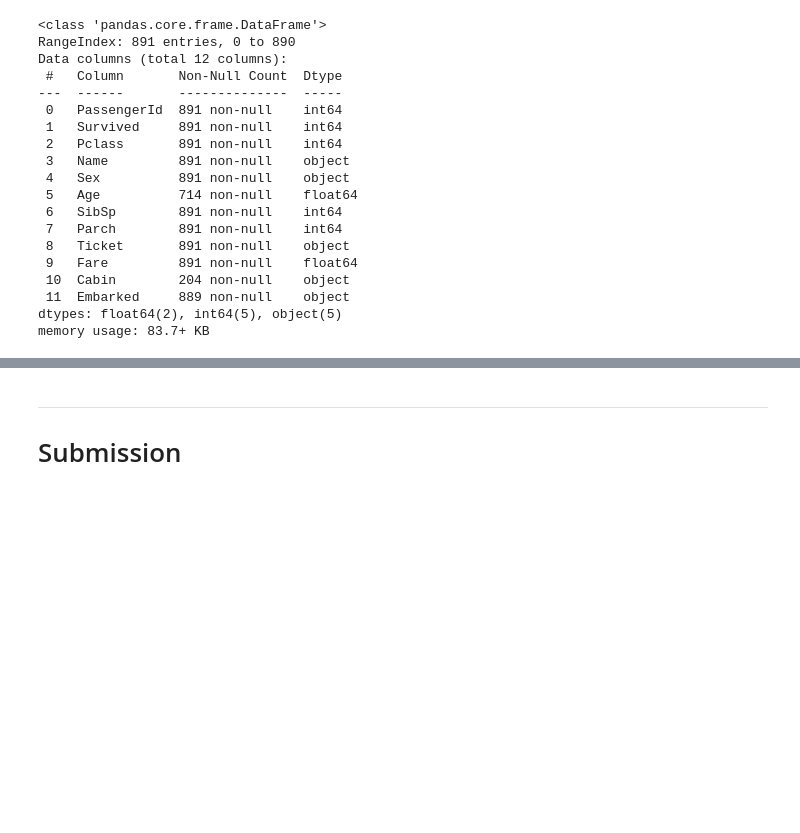
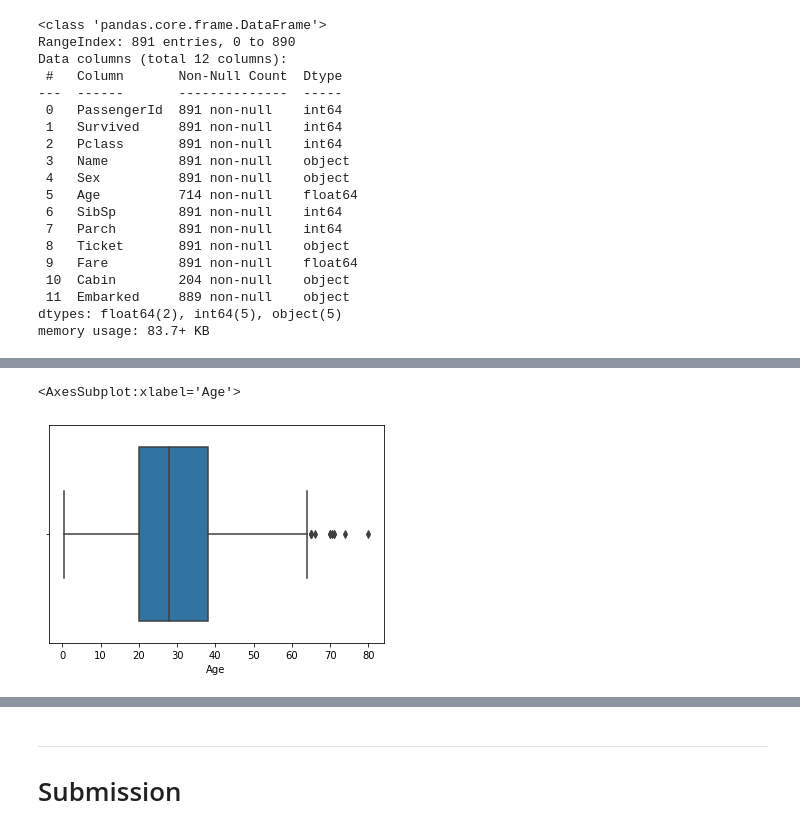
Before and after one commit to levimjoseph/kaggle-public, a Jupyter notebook: titanic-levimjoseph.ipynb, the cells around one changed output, grey strips where cells are left out. Saved outputs shown, nothing was run; the diff lists cells and outputs as text; code cells hidden in the pictures; blank space fills up the shorter version.

```diff
--- a/titanic-levimjoseph.ipynb
+++ b/titanic-levimjoseph.ipynb
@@ -263,0 +392,6 @@ memory usage: 83.7+ KB
+# %%
+# checking Age for distribution and outliers
+sns.boxplot(x='Age', data=train_df)
+# %% [output]
+<AxesSubplot:xlabel='Age'>
+[figure, added]
```
Also changed, not shown: parts of 19 cells of this notebook.
